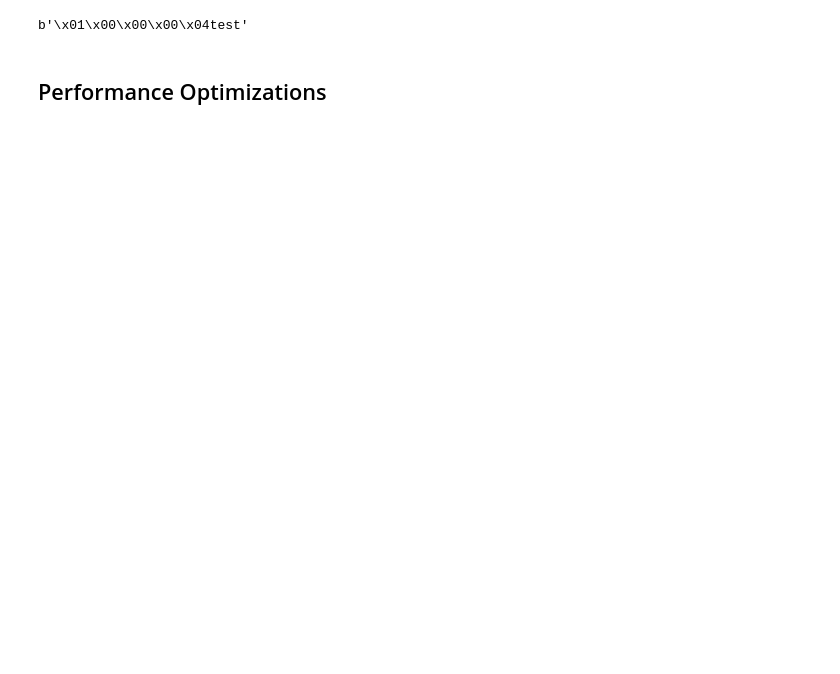
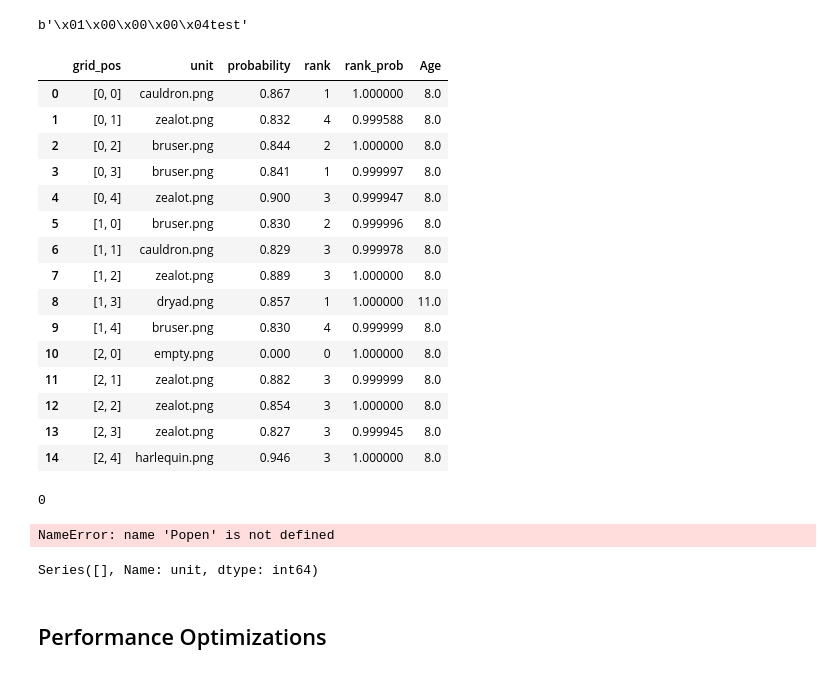
Before and after one commit to AxelBjork/Rush-Royale-Bot, a Jupyter notebook: bot_logic.ipynb, the cells around one changed output. Cells and saved outputs as stored; diff of their text form; code cells hidden in the pictures; blank space fills up the shorter version.

```diff
--- a/bot_logic.ipynb
+++ b/bot_logic.ipynb
@@ -54,11 +56,67 @@ merge_series = unit_series.copy()
 bot.client.control.text("test")
 # %% [output]
 b'\x01\x00\x00\x00\x04test'
+# %%
+grid_df=bot_perception.grid_status(names,prev_grid=grid_df)
+df_split,unit_series, df_groups, group_keys=bot_core.grid_meta_info(grid_df)
+grid_df
+# %% [output]
+|  | grid_pos | unit | probability | rank | rank_prob | Age |
+| 0 | [0, 0] | cauldron.png | 0.867 | 1 | 1.000000 | 8.0 |
+| 1 | [0, 1] | zealot.png | 0.832 | 4 | 0.999588 | 8.0 |
+| 2 | [0, 2] | bruser.png | 0.844 | 2 | 1.000000 | 8.0 |
+| 3 | [0, 3] | bruser.png | 0.841 | 1 | 0.999997 | 8.0 |
+| 4 | [0, 4] | zealot.png | 0.900 | 3 | 0.999947 | 8.0 |
+| 5 | [1, 0] | bruser.png | 0.830 | 2 | 0.999996 | 8.0 |
+| 6 | [1, 1] | cauldron.png | 0.829 | 3 | 0.999978 | 8.0 |
+| 7 | [1, 2] | zealot.png | 0.889 | 3 | 1.000000 | 8.0 |
+| 8 | [1, 3] | dryad.png | 0.857 | 1 | 1.000000 | 11.0 |
+| 9 | [1, 4] | bruser.png | 0.830 | 4 | 0.999999 | 8.0 |
+| 10 | [2, 0] | empty.png | 0.000 | 0 | 1.000000 | 8.0 |
+| 11 | [2, 1] | zealot.png | 0.882 | 3 | 0.999999 | 8.0 |
+| 12 | [2, 2] | zealot.png | 0.854 | 3 | 1.000000 | 8.0 |
+| 13 | [2, 3] | zealot.png | 0.827 | 3 | 0.999945 | 8.0 |
+| 14 | [2, 4] | harlequin.png | 0.946 | 3 | 1.000000 | 8.0 |
 # %%
 bot.getScreen()
 # %%
 # Restart game
 bot.restart_RR()
+# %%
+from subprocess import check_output,Popen
+
+threads = []
+for i in range(10):
+    threads.append(Popen(['C:/Programs/Scrcpy/adb', 'shell','/system/bin/screencap', '-p', f'/sdcard/{bot.screenshotName}']))
+    time.sleep(0.1)
+for p in threads:
+    p.wait()
+p.wait()
+p=Popen(['C:/Programs/Scrcpy/adb', 'pull', f'/sdcard/{bot.screenshotName}'])
+p.wait()
+# %% [output]
+0
+# %%
+# Function to send ADB shell command
+def shell(self, cmd):
+    os.system(f'"C:/Programs/Scrcpy/adb" -s {self.device} shell {cmd}')
+
+def getScreen(self):
+    self.shell(f'/system/bin/screencap -p /sdcard/{self.screenshotName}')
+    # Using the adb command to upload the screenshot of the mobile phone to the current directory
+    os.system(f'"C:/Programs/Scrcpy/adb" -s {self.device} pull /sdcard/{self.screenshotName}')
+    # Store screenshot in class variable
+    self.screenRGB = cv2.imread(self.screenshotName)
+
+getScreen(bot)
+
+Popen['C:/Programs/Scrcpy/adb','-s', bot.device, + 'shell', '/system/bin/screencap', '-p', f'/sdcard/{bot.screenshotName}']
+# %% [output]
+NameError: name 'Popen' is not defined
+# %%
+merge_series
+# %% [output]
+Series([], Name: unit, dtype: int64)
 # %% [markdown]
 ## Performance Optimizations
 # %%
```
Also changed, not shown: parts of 4 cells of this notebook, 4 other files.
